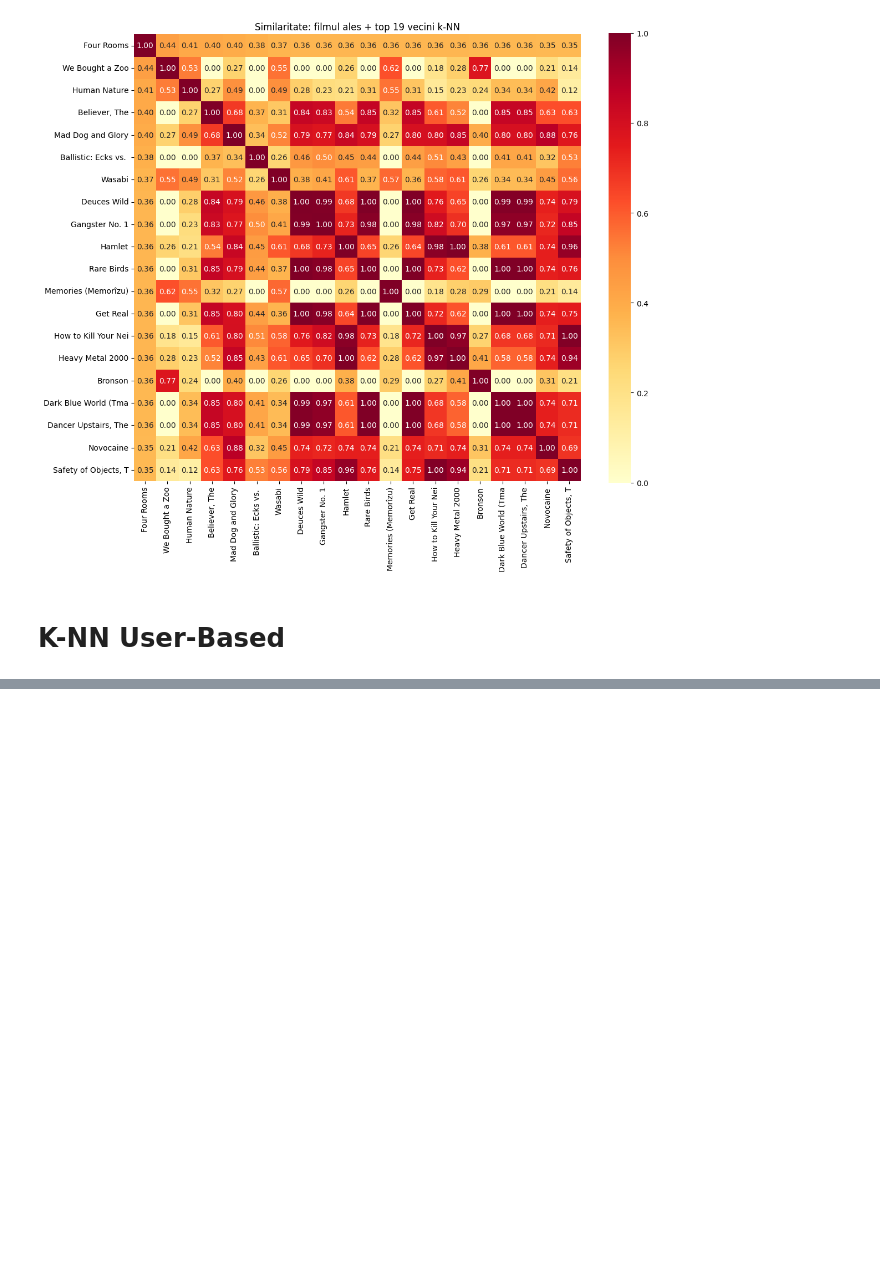
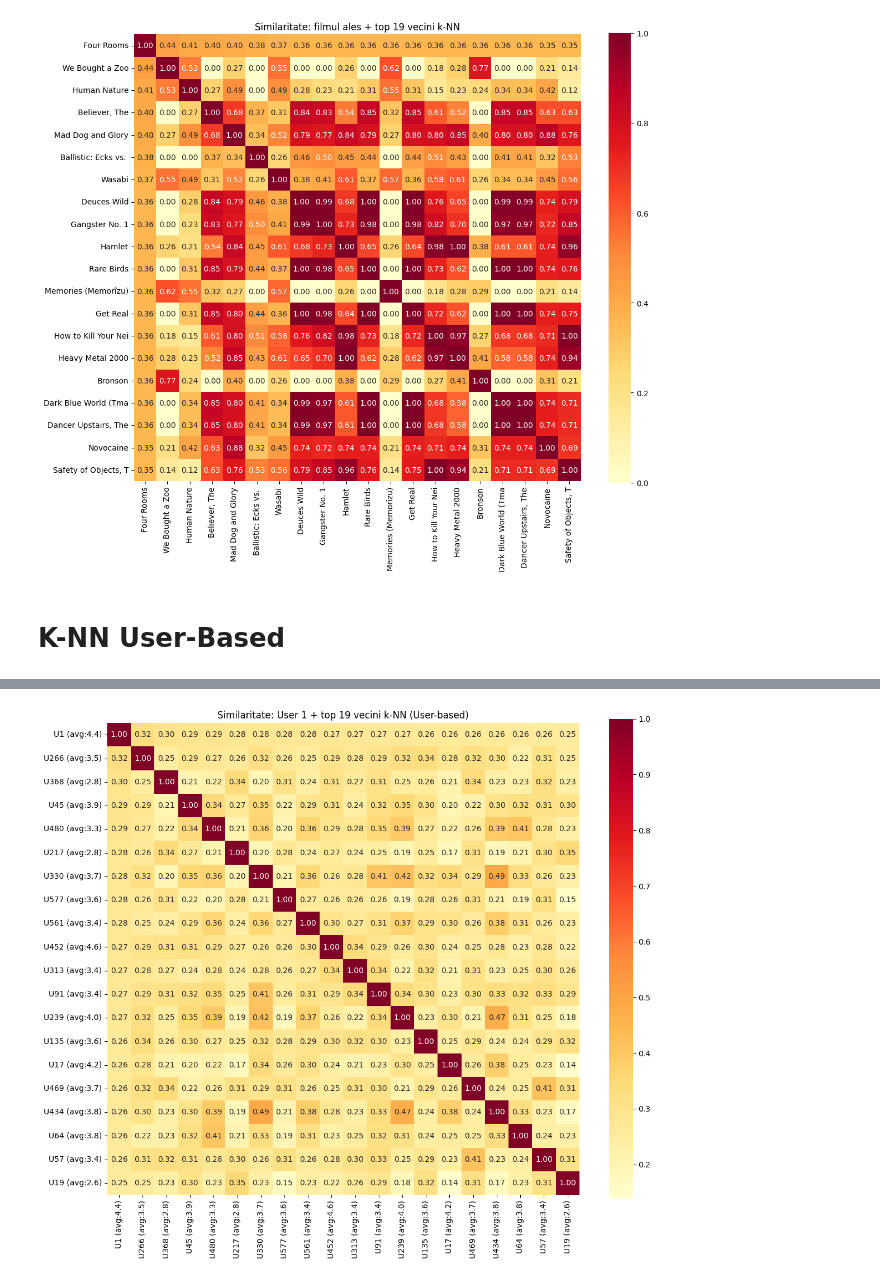
Before and after one commit to Alexandorel/ML-Product-Recommendation, a Jupyter notebook: src/python.ipynb, the cells around one changed output, grey strips where cells are left out. Cells and saved outputs as stored; diff of their text form; code cells hidden in the pictures; blank space fills up the shorter version.

Commit message:
heatmap vizualizare useri similari + documentatie

```diff
--- a/src/python.ipynb
+++ b/src/python.ipynb
@@ -602,0 +627,30 @@ display(recommend_user_based(user_id=1, n=10))
+# %%
+from sklearn.metrics.pairwise import cosine_similarity
+
+# User ales + top 19 vecini similari
+user_id = 1
+idx = user_matrix.index.get_loc(user_id)
+distances, indices = user_knn.kneighbors(user_matrix_sparse[idx], n_neighbors=20)
+
+# Lista userIds (userul + vecinii)
+selected_user_ids = user_matrix.index[indices[0]].tolist()
+
+# Calcul matrice similaritate
+indices_in_matrix = [user_matrix.index.get_loc(uid) for uid in selected_user_ids]
+subset_matrix = user_matrix_sparse[indices_in_matrix]
+
+sim_matrix = cosine_similarity(subset_matrix)
+
+labels = []
+for uid in selected_user_ids:
+    avg = user_stats[user_stats['userId'] == uid]['user_avg_rating'].values[0]
+    labels.append(f"U{uid} (avg:{avg:.1f})")
+
+plt.figure(figsize=(12, 10))
+sns.heatmap(sim_matrix, xticklabels=labels, yticklabels=labels,
+            cmap='YlOrRd', annot=True, fmt='.2f', square=True)
+plt.title(f'Similaritate: User {user_id} + top 19 vecini k-NN (User-based)')
+plt.tight_layout()
+plt.show()
+# %% [output]
+[figure, added]
```
Also changed, not shown: parts of 3 cells of this notebook.
